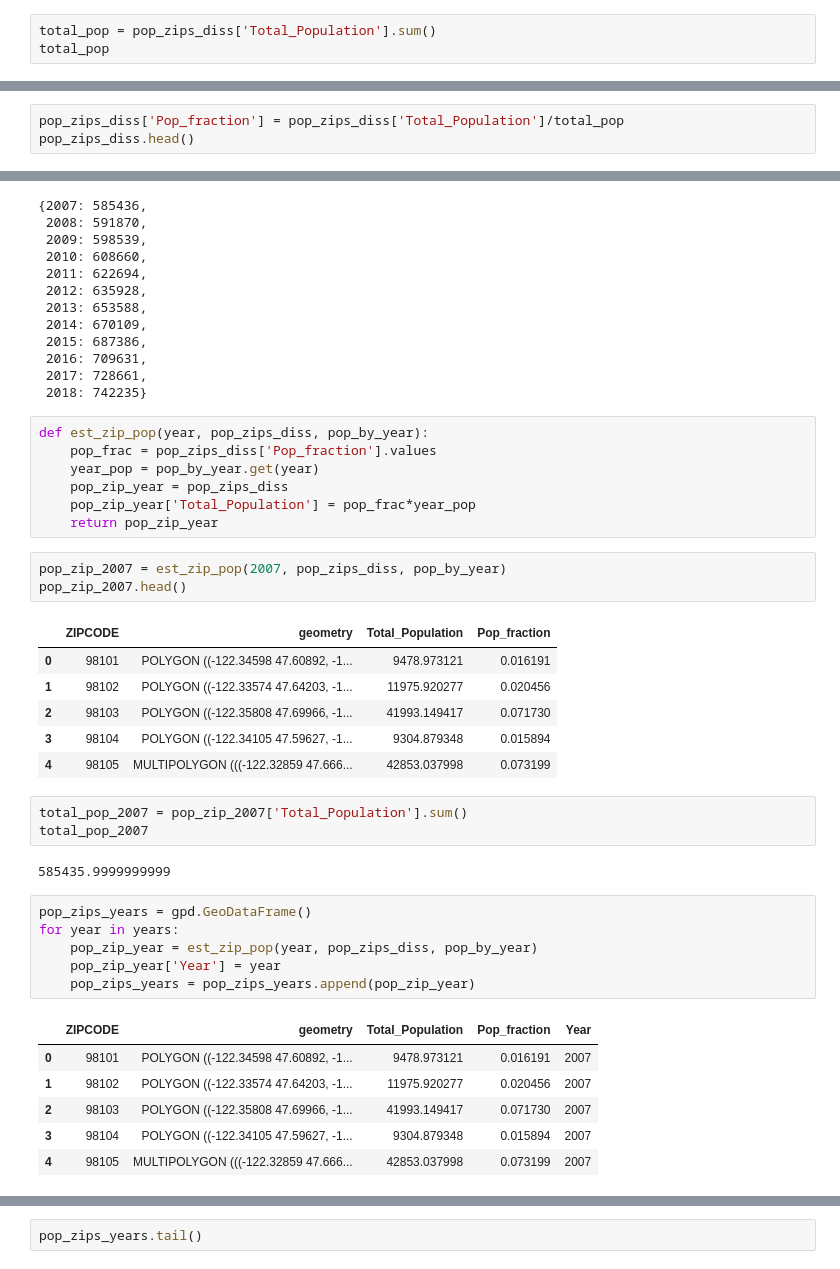
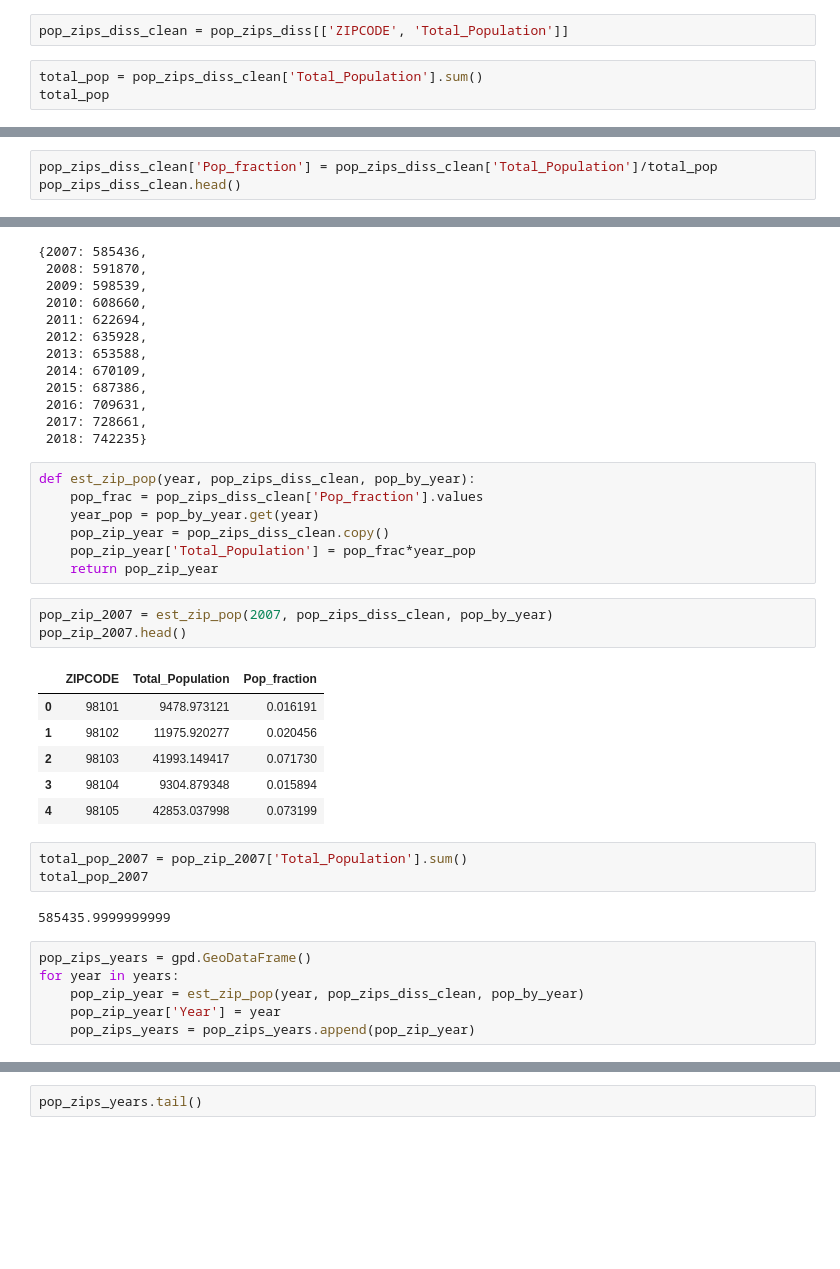
Before and after one commit to Greening-Seattle/Prediction, a Jupyter notebook: Data_Compiler.ipynb, the cells around one changed output, grey strips where cells are left out. Saved outputs shown, nothing was run; the diff lists cells and outputs as text; blank space fills up the shorter version.

```diff
--- a/Data_Compiler.ipynb
+++ b/Data_Compiler.ipynb
@@ -305,12 +372,14 @@ pop_zips_diss.head()
 | 2 | 98103 | POLYGON ((-122.35808 47.69966, -1... | 43659.0 |
 | 3 | 98104 | POLYGON ((-122.34105 47.59627, -1... | 9674.0 |
 | 4 | 98105 | MULTIPOLYGON (((-122.32859 47.666... | 44553.0 |
+# %%
+pop_zips_diss_clean = pop_zips_diss[['ZIPCODE', 'Total_Population']]
 # %%
-total_pop = pop_zips_diss['Total_Population'].sum()
+total_pop = pop_zips_diss_clean['Total_Population'].sum()
 total_pop
 # %% [output]
 608660.0
 # %%
-pop_zips_diss['Pop_fraction'] = pop_zips_diss['Total_Population']/total_pop
-pop_zips_diss.head()
+pop_zips_diss_clean['Pop_fraction'] = pop_zips_diss_clean['Total_Population']/total_pop
+pop_zips_diss_clean.head()
 # %% [output]
@@ -344,22 +413,22 @@ pop_by_year
  2017: 728661,
  2018: 742235}
 # %%
-def est_zip_pop(year, pop_zips_diss, pop_by_year):
-    pop_frac = pop_zips_diss['Pop_fraction'].values
+def est_zip_pop(year, pop_zips_diss_clean, pop_by_year):
+    pop_frac = pop_zips_diss_clean['Pop_fraction'].values
     year_pop = pop_by_year.get(year)
-    pop_zip_year = pop_zips_diss
+    pop_zip_year = pop_zips_diss_clean.copy()
     pop_zip_year['Total_Population'] = pop_frac*year_pop
     return pop_zip_year
 # %%
-pop_zip_2007 = est_zip_pop(2007, pop_zips_diss, pop_by_year)
+pop_zip_2007 = est_zip_pop(2007, pop_zips_diss_clean, pop_by_year)
 pop_zip_2007.head()
 # %% [output]
-|  | ZIPCODE | geometry | Total_Population | Pop_fraction |
-| 0 | 98101 | POLYGON ((-122.34598 47.60892, -1... | 9478.973121 | 0.016191 |
-| 1 | 98102 | POLYGON ((-122.33574 47.64203, -1... | 11975.920277 | 0.020456 |
-| 2 | 98103 | POLYGON ((-122.35808 47.69966, -1... | 41993.149417 | 0.071730 |
-| 3 | 98104 | POLYGON ((-122.34105 47.59627, -1... | 9304.879348 | 0.015894 |
-| 4 | 98105 | MULTIPOLYGON (((-122.32859 47.666... | 42853.037998 | 0.073199 |
+|  | ZIPCODE | Total_Population | Pop_fraction |
+| 0 | 98101 | 9478.973121 | 0.016191 |
+| 1 | 98102 | 11975.920277 | 0.020456 |
+| 2 | 98103 | 41993.149417 | 0.071730 |
+| 3 | 98104 | 9304.879348 | 0.015894 |
+| 4 | 98105 | 42853.037998 | 0.073199 |
 # %%
 total_pop_2007 = pop_zip_2007['Total_Population'].sum()
 total_pop_2007
@@ -368,16 +437,9 @@ total_pop_2007
 # %%
 pop_zips_years = gpd.GeoDataFrame()
 for year in years:
-    pop_zip_year = est_zip_pop(year, pop_zips_diss, pop_by_year)
+    pop_zip_year = est_zip_pop(year, pop_zips_diss_clean, pop_by_year)
     pop_zip_year['Year'] = year
     pop_zips_years = pop_zips_years.append(pop_zip_year)
-# %% [output]
-|  | ZIPCODE | geometry | Total_Population | Pop_fraction | Year |
-| 0 | 98101 | POLYGON ((-122.34598 47.60892, -1... | 9478.973121 | 0.016191 | 2007 |
-| 1 | 98102 | POLYGON ((-122.33574 47.64203, -1... | 11975.920277 | 0.020456 | 2007 |
-| 2 | 98103 | POLYGON ((-122.35808 47.69966, -1... | 41993.149417 | 0.071730 | 2007 |
-| 3 | 98104 | POLYGON ((-122.34105 47.59627, -1... | 9304.879348 | 0.015894 | 2007 |
-| 4 | 98105 | MULTIPOLYGON (((-122.32859 47.666... | 42853.037998 | 0.073199 | 2007 |
 # %%
 pop_zips_years
 # %% [output]
```
Also changed, not shown: parts of 47 cells of this notebook.
